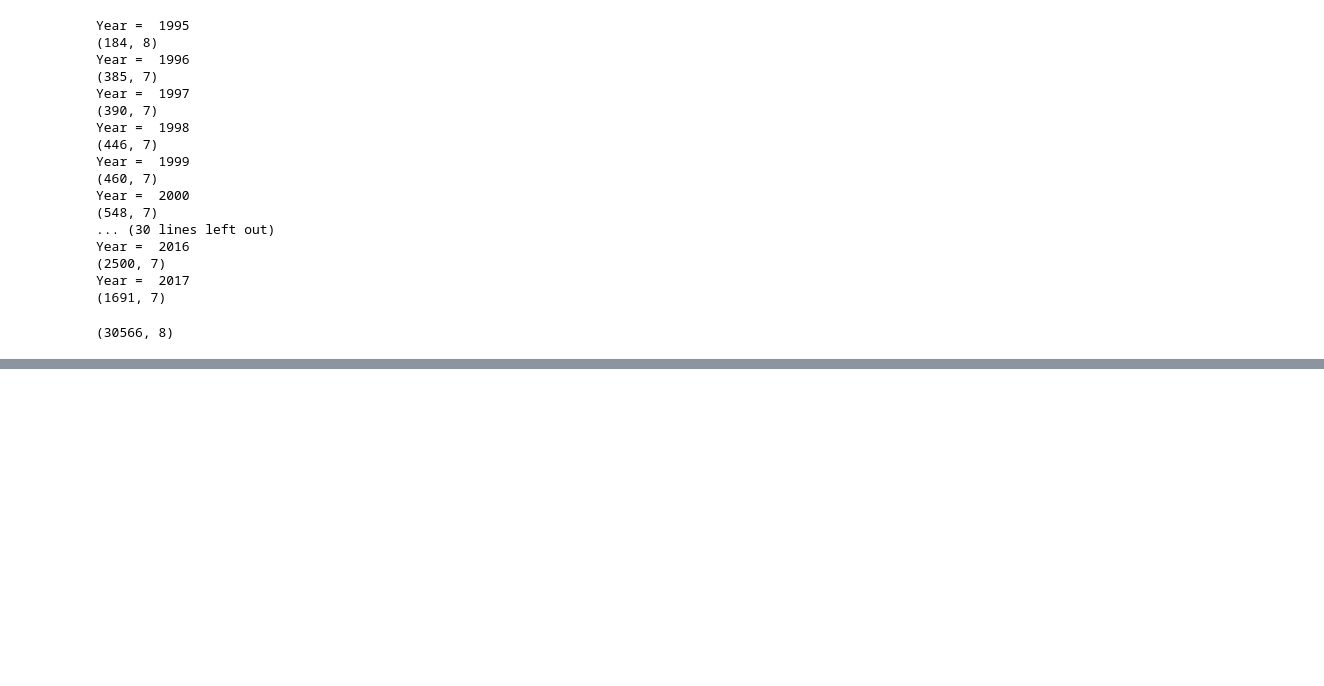
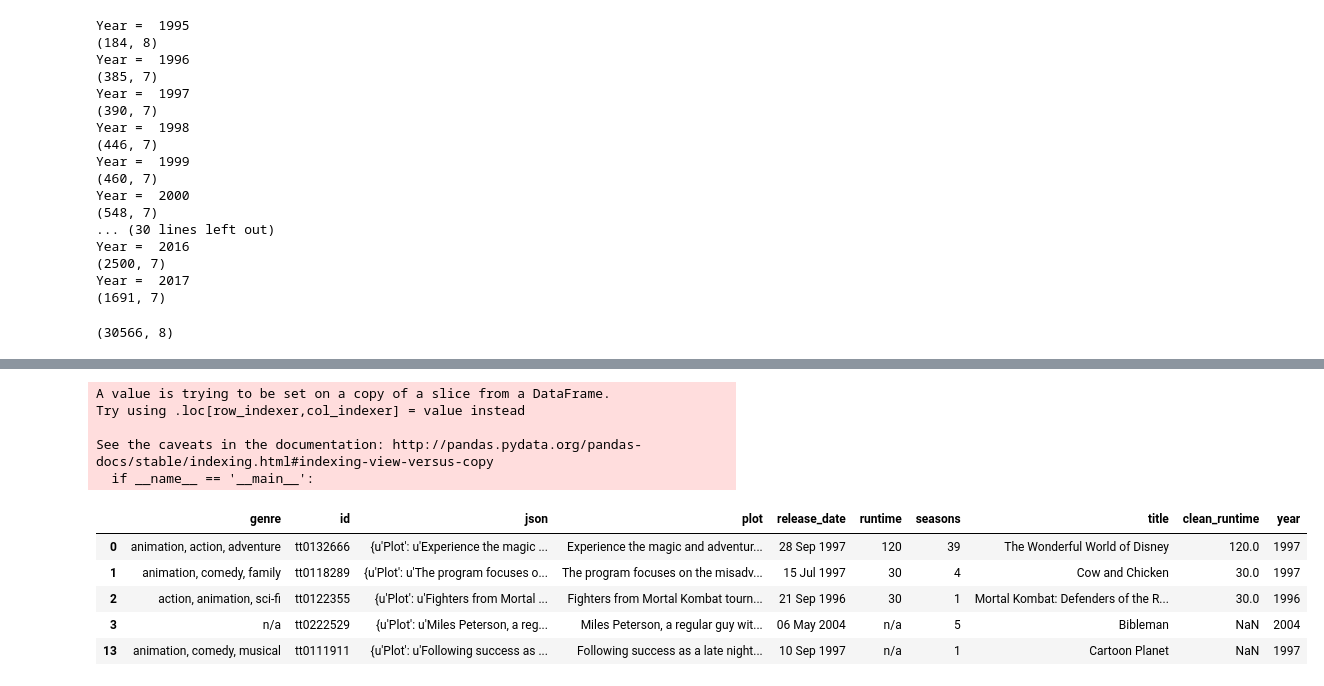
Before and after one commit to cgeppig/Will_My_Show_Get_Cancelled, a Jupyter notebook: new_data/new_data_acquisition.ipynb, the cells around one changed output, grey strips where cells are left out. Cells and saved outputs as stored; diff of their text form; code cells hidden in the pictures; blank space fills up the shorter version.

```diff
--- a/new_data/new_data_acquisition.ipynb
+++ b/new_data/new_data_acquisition.ipynb
@@ -489,0 +544,17 @@ hi
+# %%
+clean_shows_2['year'] = clean_shows_2['release_date'].apply(lambda x: int(x[-4:]))
+# %% [output]
+A value is trying to be set on a copy of a slice from a DataFrame.
+Try using .loc[row_indexer,col_indexer] = value instead
+
+See the caveats in the documentation: http://pandas.pydata.org/pandas-docs/stable/indexing.html#indexing-view-versus-copy
+  if __name__ == '__main__':
+# %%
+clean_shows_2.head()
+# %% [output]
+|  | genre | id | json | plot | release_date | runtime | seasons | title | clean_runtime | year |
+| 0 | animation, action, adventure | tt0132666 | {u'Plot': u'Experience the magic ... | Experience the magic and adventur... | 28 Sep 1997 | 120 | 39 | The Wonderful World of Disney | 120.0 | 1997 |
+| 1 | animation, comedy, family | tt0118289 | {u'Plot': u'The program focuses o... | The program focuses on the misadv... | 15 Jul 1997 | 30 | 4 | Cow and Chicken | 30.0 | 1997 |
+| 2 | action, animation, sci-fi | tt0122355 | {u'Plot': u'Fighters from Mortal ... | Fighters from Mortal Kombat tourn... | 21 Sep 1996 | 30 | 1 | Mortal Kombat: Defenders of the R... | 30.0 | 1996 |
+| 3 | n/a | tt0222529 | {u'Plot': u'Miles Peterson, a reg... | Miles Peterson, a regular guy wit... | 06 May 2004 | n/a | 5 | Bibleman | NaN | 2004 |
+| 13 | animation, comedy, musical | tt0111911 | {u'Plot': u'Following success as ... | Following success as a late night... | 10 Sep 1997 | n/a | 1 | Cartoon Planet | NaN | 1997 |
```
Also changed, not shown: parts of 26 cells of this notebook, 2 other files.
